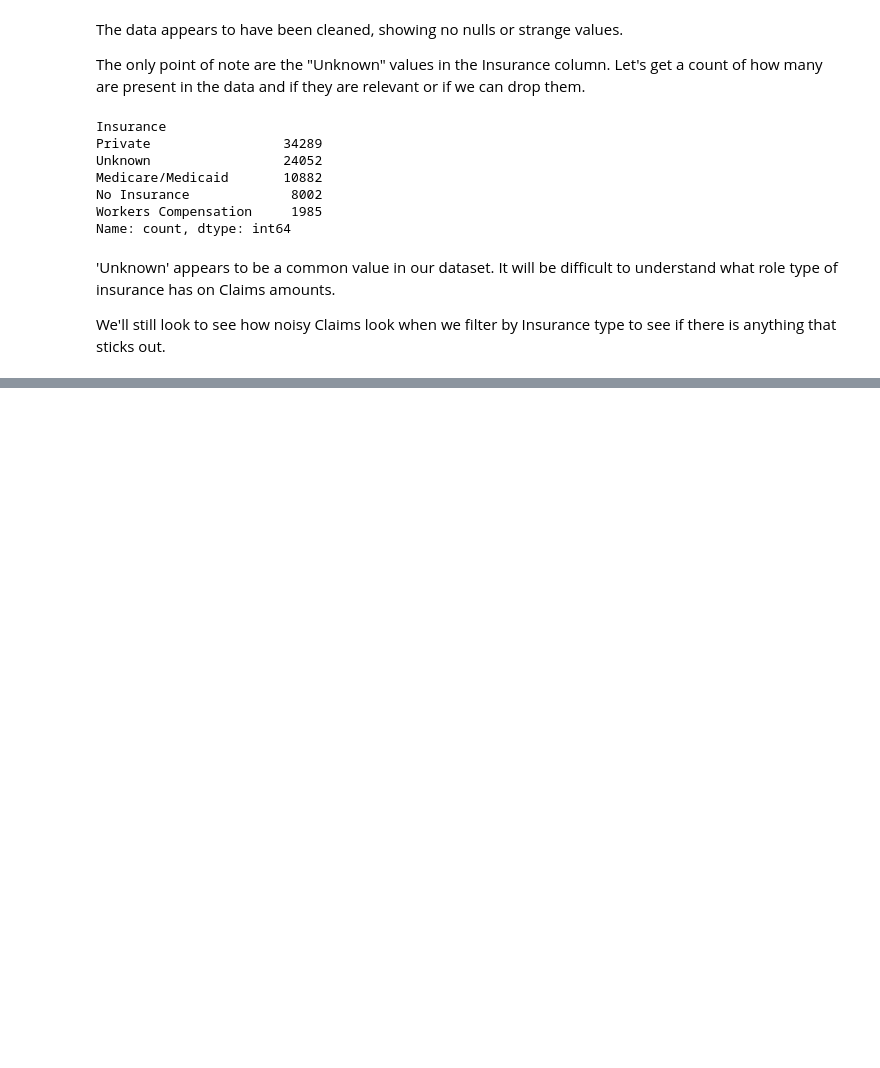
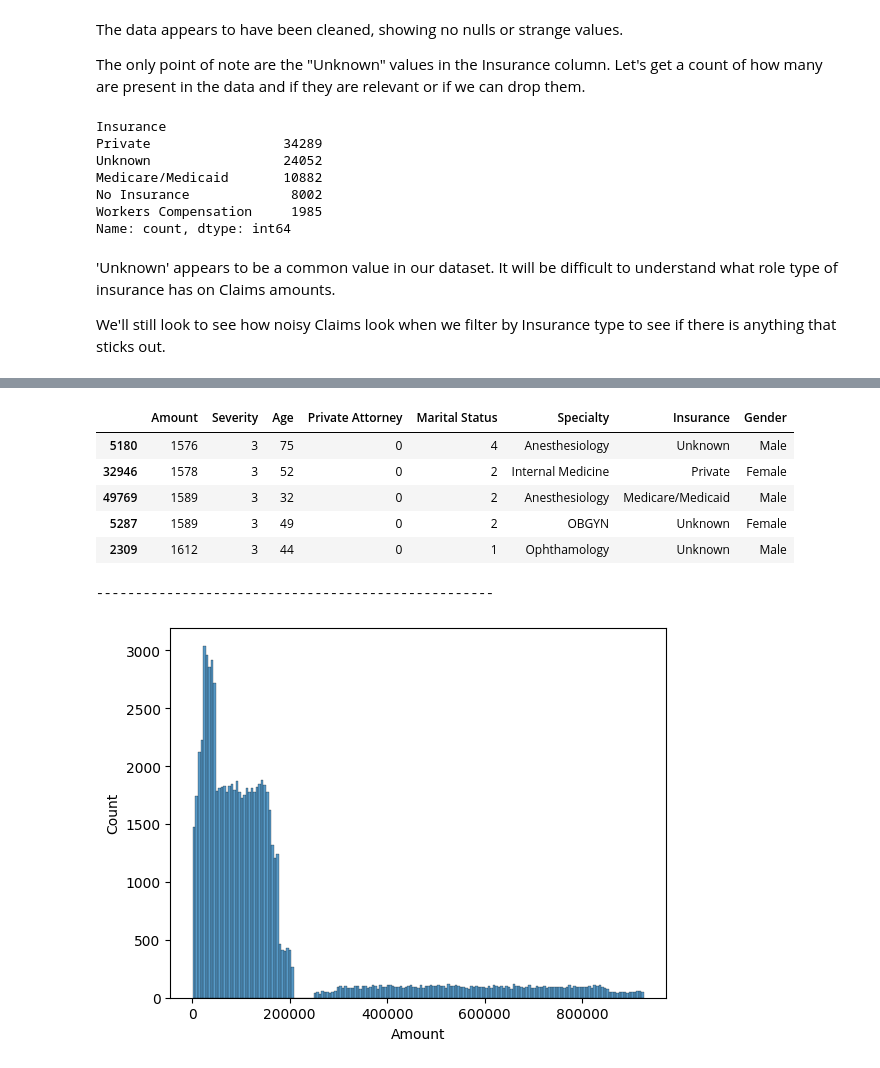
Before and after one commit to PhilomellianOde/med-mal-visualization, a Jupyter notebook: med-malpractice/medmal.ipynb, the cells around one changed output, grey strips where cells are left out. Saved outputs shown, nothing was run; the diff lists cells and outputs as text; code cells hidden in the pictures; blank space fills up the shorter version.

```diff
--- a/med-malpractice/medmal.ipynb
+++ b/med-malpractice/medmal.ipynb
@@ -66,0 +74,20 @@ We'll still look to see how noisy Claims look when we filter by Insurance type t
+# %%
+## Isolate large claims amounts --> Analyze separate from lower claims amounts
+#Copy dataframe
+df_large = df.copy()
+
+#Order Amounts in Ascending Order
+df_large = df_large.sort_values(by=['Amount'])
+display(df_large.head())
+print("---------------------------------------------------")
+sns.histplot(data = df_large, x = 'Amount')
+plt.show()
+# %% [output]
+|  | Amount | Severity | Age | Private Attorney | Marital Status | Specialty | Insurance | Gender |
+| 5180 | 1576 | 3 | 75 | 0 | 4 | Anesthesiology | Unknown | Male |
+| 32946 | 1578 | 3 | 52 | 0 | 2 | Internal Medicine | Private | Female |
+| 49769 | 1589 | 3 | 32 | 0 | 2 | Anesthesiology | Medicare/Medicaid | Male |
+| 5287 | 1589 | 3 | 49 | 0 | 2 | OBGYN | Unknown | Female |
+| 2309 | 1612 | 3 | 44 | 0 | 1 | Ophthamology | Unknown | Male |
+---------------------------------------------------
+[figure, added]
```
Also changed, not shown: parts of 7 cells of this notebook, 1 other file.
